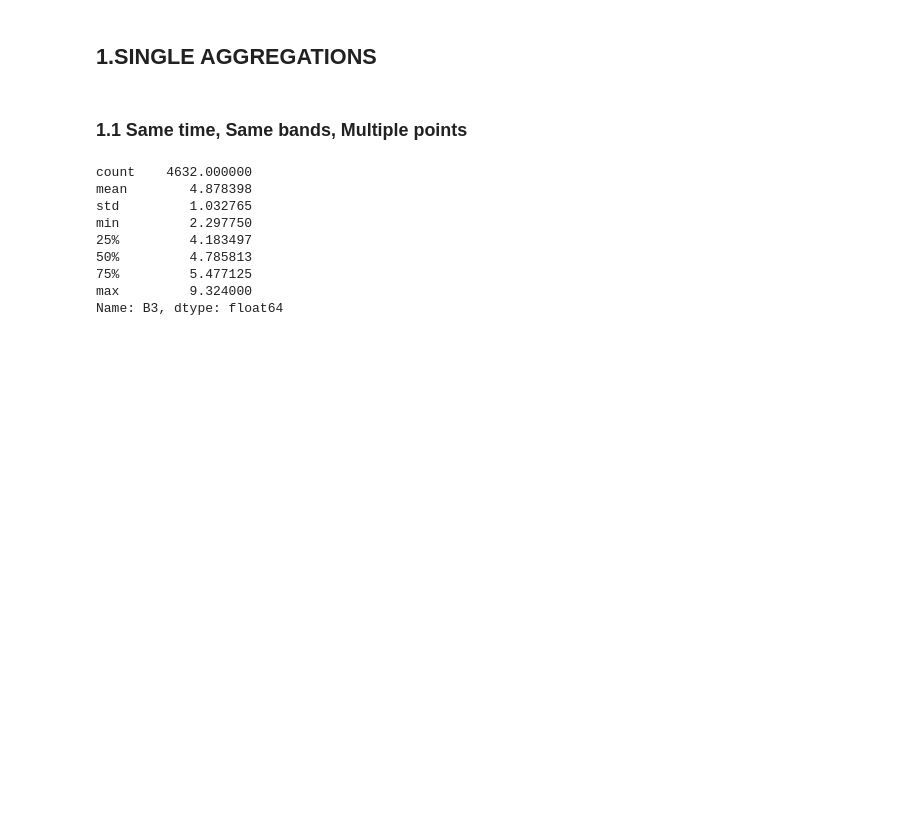
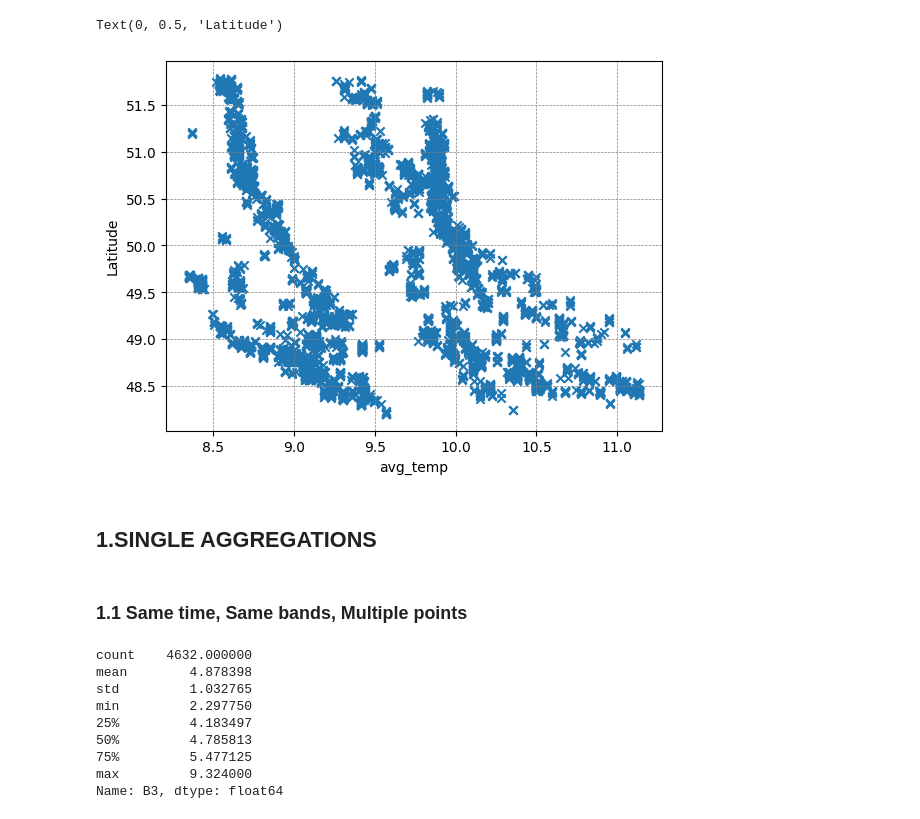
Before and after one commit to abhishek-kashyap-4/CTM, a Jupyter notebook: EDA/EDA2.ipynb, the cells around one changed output. Drawn from its saved outputs; the diff is of its cells as text; code cells hidden in the pictures; blank space fills up the shorter version.

```diff
--- a/EDA/EDA.ipynb
+++ b/EDA/EDA2.ipynb
@@ -102,3 +115,17 @@ numeric_df
+# %%
+df['avg_temp'] = df[[col for col in df if 'GDD' in col]].mean(axis=1)
+df0 = df.copy()
+#df0 =  df[df.Crop_Type == 'Soybean']
+x = df0['avg_temp']
+y = df0['lat']
+
+plt.grid(color='gray', linestyle='--', linewidth=0.5)
+plt.scatter( x , y ,marker = 'x')
+plt.xlabel("avg_temp")
+plt.ylabel("Latitude")
+# %% [output]
+Text(0, 0.5, 'Latitude')
+[figure, added]
 # %% [markdown]
 ## 1.SINGLE AGGREGATIONS
 # %% [markdown]
```
Also changed, not shown: parts of 13 cells of this notebook, 13 other files.
